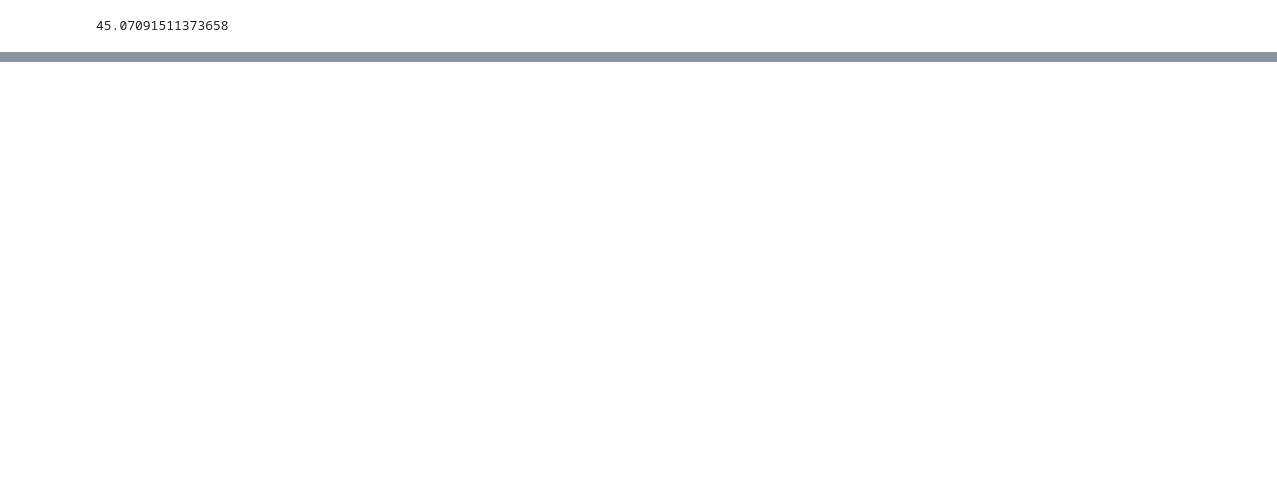
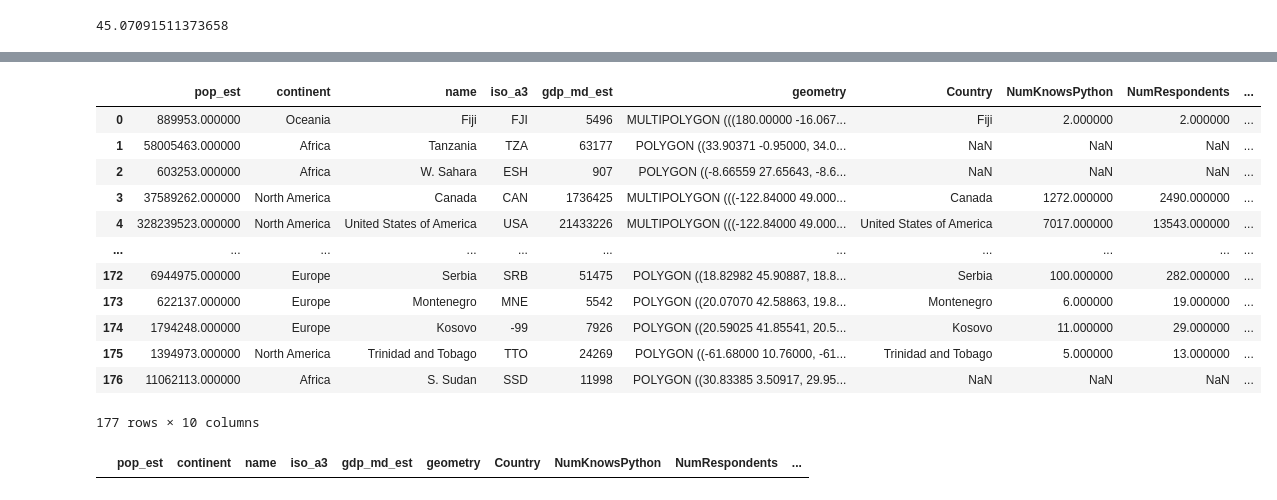
Before and after one commit to Obscureagain/pandas-demo, a Jupyter notebook: SO 2022.ipynb, the cells around one changed output, grey strips where cells are left out. Saved outputs shown, nothing was run; the diff lists cells and outputs as text; code cells hidden in the pictures; blank space fills up the shorter version.

```diff
--- a/SO 2022.ipynb
+++ b/SO 2022.ipynb
@@ -718,0 +739,5 @@ python_df.head(50)
+# %%
+# set Country back to columns and rename
+
+table = python_df.reset_index().rename(columns={'index':'Country'})
+table
@@ -718,0 +765,27 @@ python_df.head(50)
+# %%
+# merge world df with working stack overflow info
+table = world.merge(table, how='left', left_on=['name'], right_on=['Country'])
+pd.set_option('display.max_columns', 10)
+table
+# %% [output]
+|  | pop_est | continent | name | iso_a3 | gdp_md_est | geometry | Country | NumKnowsPython | NumRespondents | ... |
+| 0 | 889953.000000 | Oceania | Fiji | FJI | 5496 | MULTIPOLYGON (((180.00000 -16.067... | Fiji | 2.000000 | 2.000000 | ... |
+| 1 | 58005463.000000 | Africa | Tanzania | TZA | 63177 | POLYGON ((33.90371 -0.95000, 34.0... | NaN | NaN | NaN | ... |
+| 2 | 603253.000000 | Africa | W. Sahara | ESH | 907 | POLYGON ((-8.66559 27.65643, -8.6... | NaN | NaN | NaN | ... |
+| 3 | 37589262.000000 | North America | Canada | CAN | 1736425 | MULTIPOLYGON (((-122.84000 49.000... | Canada | 1272.000000 | 2490.000000 | ... |
+| 4 | 328239523.000000 | North America | United States of America | USA | 21433226 | MULTIPOLYGON (((-122.84000 49.000... | United States of America | 7017.000000 | 13543.000000 | ... |
+| ... | ... | ... | ... | ... | ... | ... | ... | ... | ... | ... |
+| 172 | 6944975.000000 | Europe | Serbia | SRB | 51475 | POLYGON ((18.82982 45.90887, 18.8... | Serbia | 100.000000 | 282.000000 | ... |
+| 173 | 622137.000000 | Europe | Montenegro | MNE | 5542 | POLYGON ((20.07070 42.58863, 19.8... | Montenegro | 6.000000 | 19.000000 | ... |
+| 174 | 1794248.000000 | Europe | Kosovo | -99 | 7926 | POLYGON ((20.59025 41.85541, 20.5... | Kosovo | 11.000000 | 29.000000 | ... |
+| 175 | 1394973.000000 | North America | Trinidad and Tobago | TTO | 24269 | POLYGON ((-61.68000 10.76000, -61... | Trinidad and Tobago | 5.000000 | 13.000000 | ... |
+| 176 | 11062113.000000 | Africa | S. Sudan | SSD | 11998 | POLYGON ((30.83385 3.50917, 29.95... | NaN | NaN | NaN | ... |
+177 rows × 10 columns
+# %%
+table = table.dropna(subset=['Country'])
+table = table.dropna(subset=['PctKnowsPython'])
+
+# Select rows where isna() is True
+table[table.isna().any(axis=1)]
+# %% [output]
+|  | pop_est | continent | name | iso_a3 | gdp_md_est | geometry | Country | NumKnowsPython | NumRespondents | ... |
```
Also changed, not shown: parts of 30 cells of this notebook, 3 other files.
